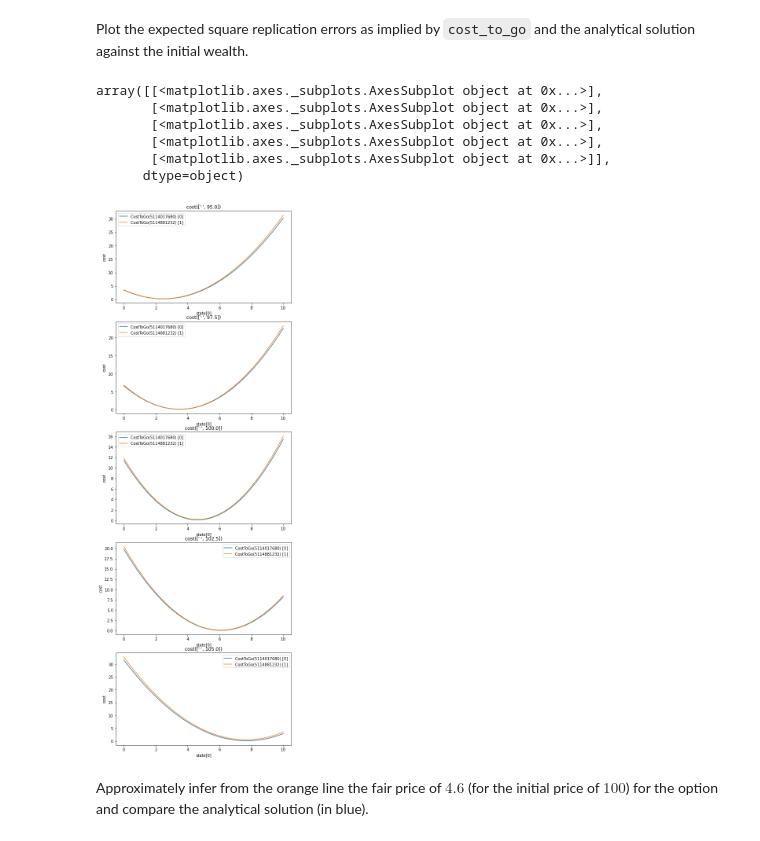
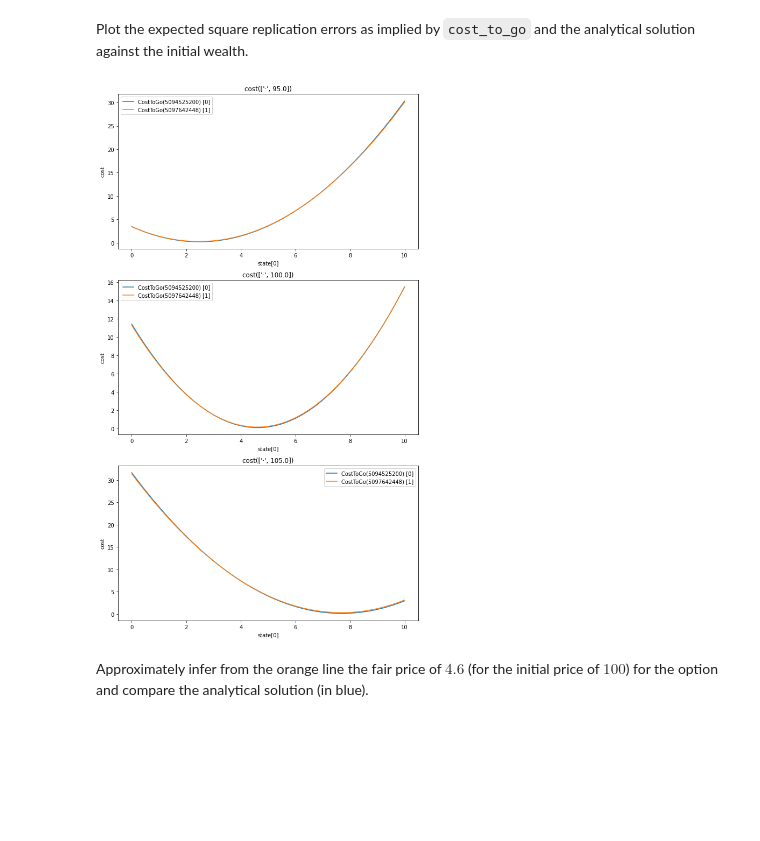
Before and after one commit to rbosh/ml-adp, a Jupyter notebook: doc/examples/option_hedging.ipynb, the cells around one changed output. Cells and saved outputs as stored; diff of their text form; code cells hidden in the pictures; blank space fills up the shorter version.

```diff
--- a/doc/examples/option_hedging.ipynb
+++ b/doc/examples/option_hedging.ipynb
@@ -449,21 +442,16 @@ Plot the expected square replication errors as implied by `cost_to_go` and the a
 # %%
 rand_effs = random_effects_samplers[-1].sample(10000, cost_to_go.steps())
 
 analytic_error.plot_state_component_range(
     torch.arange(0, 10.25, 0.25).to(device),
-    torch.arange(95., 107.5, 2.5).to(device),
+    torch.arange(95., 105.5, 5.).to(device),
     random_effects=rand_effs,
     versus=cost_to_go,
-    plot_size=(8,5)
-).show()
+    plot_size=(10, 6)
+)
+plt.show()
 # %% [output]
-array([[<matplotlib.axes._subplots.AxesSubplot object at 0x...>],
-       [<matplotlib.axes._subplots.AxesSubplot object at 0x...>],
-       [<matplotlib.axes._subplots.AxesSubplot object at 0x...>],
-       [<matplotlib.axes._subplots.AxesSubplot object at 0x...>],
-       [<matplotlib.axes._subplots.AxesSubplot object at 0x...>]],
-      dtype=object)
-[figure, old version]
+[figure, new version]
 # %% [markdown]
 Approximately infer from the orange line the fair price of $4.6$ (for the initial price of $100$) for the option and compare the analytical solution (in blue).
 # %% [markdown]
```
Also changed, not shown: parts of 17 cells of this notebook, 1 other file.
